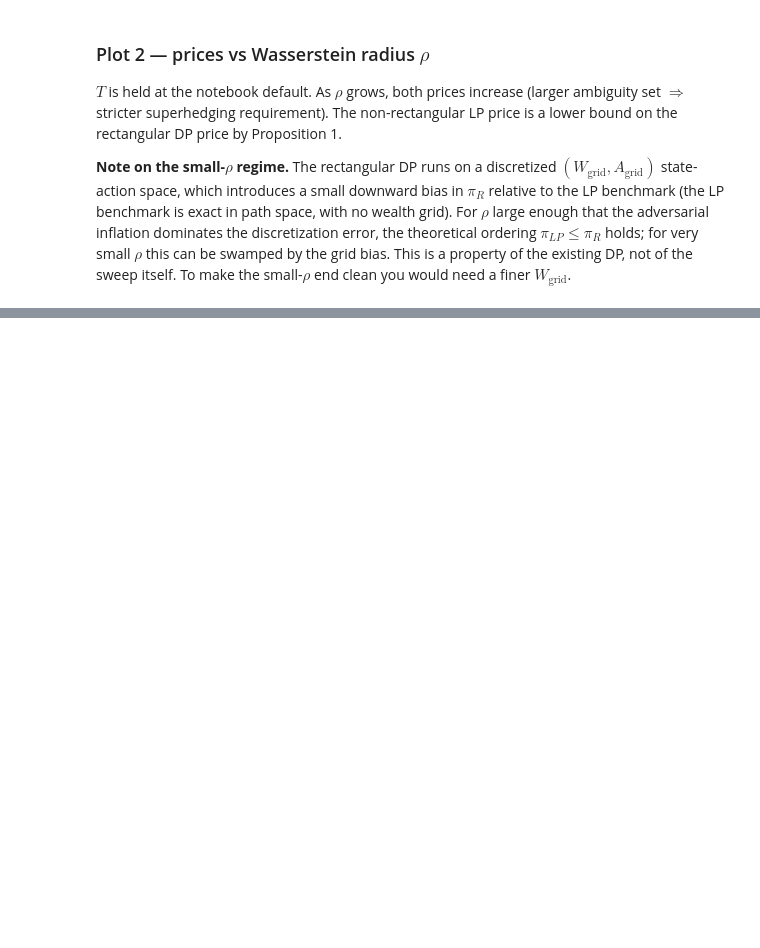
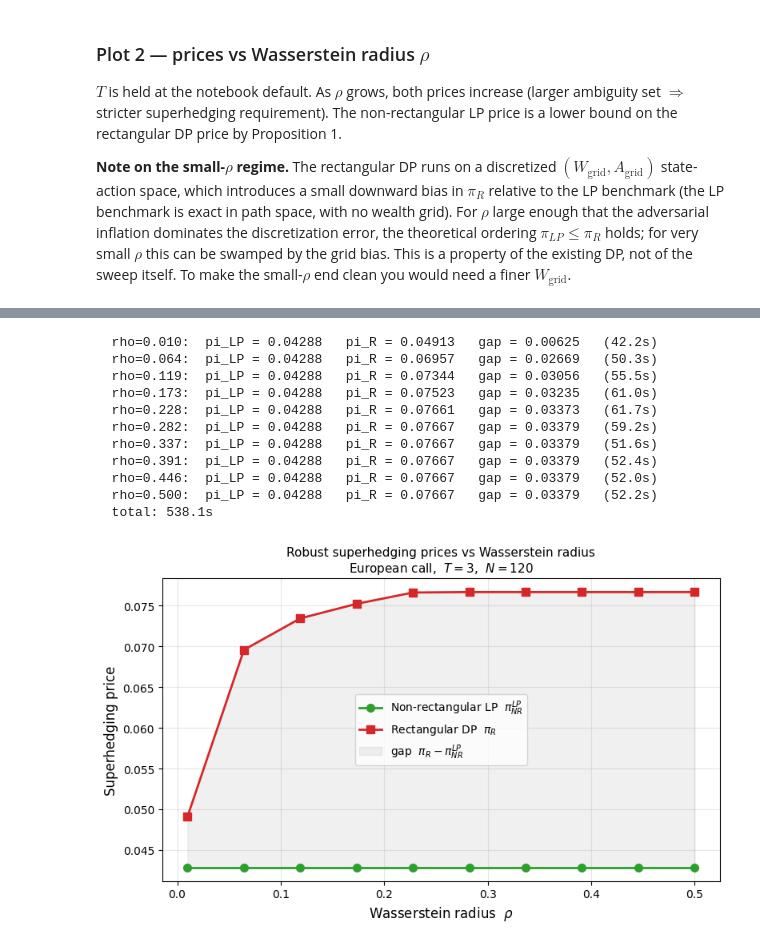
Before and after one commit to jcvetinovska/Rectangularity-Asset-Pricing, a Jupyter notebook: wasserstein_rectangularity_gap.ipynb, the cells around one changed output, grey strips where cells are left out. Drawn from its saved outputs; the diff is of its cells as text; code cells hidden in the pictures; blank space fills up the shorter version.

Commit message:
Modified params

```diff
--- a/wasserstein_rectangularity_gap.ipynb
+++ b/wasserstein_rectangularity_gap.ipynb
@@ -1503,0 +1457,52 @@ plt.show()
+# %%
+# ═══════════════════════════════════════════════════════════════════════════════
+# SWEEP 2:  pi_LP and pi_R vs Wasserstein radius rho   (T fixed at notebook value)
+# ═══════════════════════════════════════════════════════════════════════════════
+
+# rho=0 omitted: the rect DP picks up a grid-discretisation artifact at zero
+# ambiguity that is unrelated to the rectangularization gap (see the note above).
+RHO_VALUES = np.linspace(0.01,0.5,10)
+
+t0 = time.time()
+lp_by_R, rect_by_R = [], []
+for rho_ in RHO_VALUES:
+    tt = time.time()
+    pi_LP, pi_R = solve_for_params(T, rho_, seed=0)
+    lp_by_R.append(pi_LP)
+    rect_by_R.append(pi_R)
+    print(f"  rho={rho_:.3f}:  pi_LP = {pi_LP:.5f}   pi_R = {pi_R:.5f}   "
+          f"gap = {pi_R - pi_LP:.5f}   ({time.time()-tt:.1f}s)")
+print(f"  total: {time.time()-t0:.1f}s")
+
+# ─── Plot ────────────────────────────────────────────────────────────────────
+fig, ax = plt.subplots(figsize=(8, 5))
+ax.plot(RHO_VALUES, lp_by_R,   "o-", color="#2ca02c", lw=2, ms=7,
+        label=r"Non-rectangular LP  $\pi_{NR}^{LP}$")
+ax.plot(RHO_VALUES, rect_by_R, "s-", color="#d62728", lw=2, ms=7,
+        label=r"Rectangular DP  $\pi_R$")
+ax.fill_between(RHO_VALUES, lp_by_R, rect_by_R,
+                color="#888888", alpha=0.12,
+                label=r"gap  $\pi_R - \pi_{NR}^{LP}$")
+ax.set_xlabel(r"Wasserstein radius  $\rho$", fontsize=12)
+ax.set_ylabel("Superhedging price", fontsize=12)
+ax.set_title(
+    "Robust superhedging prices vs Wasserstein radius\n"
+    rf"European call,  $T={T}$,  $N={N_PATHS_SWEEP}$",
+    fontsize=11)
+ax.grid(alpha=0.3)
+ax.legend(loc="best", fontsize=10)
+plt.tight_layout()
+plt.show()
+# %% [output]
+  rho=0.010:  pi_LP = 0.04288   pi_R = 0.04913   gap = 0.00625   (42.2s)
+  rho=0.064:  pi_LP = 0.04288   pi_R = 0.06957   gap = 0.02669   (50.3s)
+  rho=0.119:  pi_LP = 0.04288   pi_R = 0.07344   gap = 0.03056   (55.5s)
+  rho=0.173:  pi_LP = 0.04288   pi_R = 0.07523   gap = 0.03235   (61.0s)
+  rho=0.228:  pi_LP = 0.04288   pi_R = 0.07661   gap = 0.03373   (61.7s)
+  rho=0.282:  pi_LP = 0.04288   pi_R = 0.07667   gap = 0.03379   (59.2s)
+  rho=0.337:  pi_LP = 0.04288   pi_R = 0.07667   gap = 0.03379   (51.6s)
+  rho=0.391:  pi_LP = 0.04288   pi_R = 0.07667   gap = 0.03379   (52.4s)
+  rho=0.446:  pi_LP = 0.04288   pi_R = 0.07667   gap = 0.03379   (52.0s)
+  rho=0.500:  pi_LP = 0.04288   pi_R = 0.07667   gap = 0.03379   (52.2s)
+  total: 538.1s
+[figure, added]
```
Also changed, not shown: parts of 7 cells of this notebook, 1 other file.
